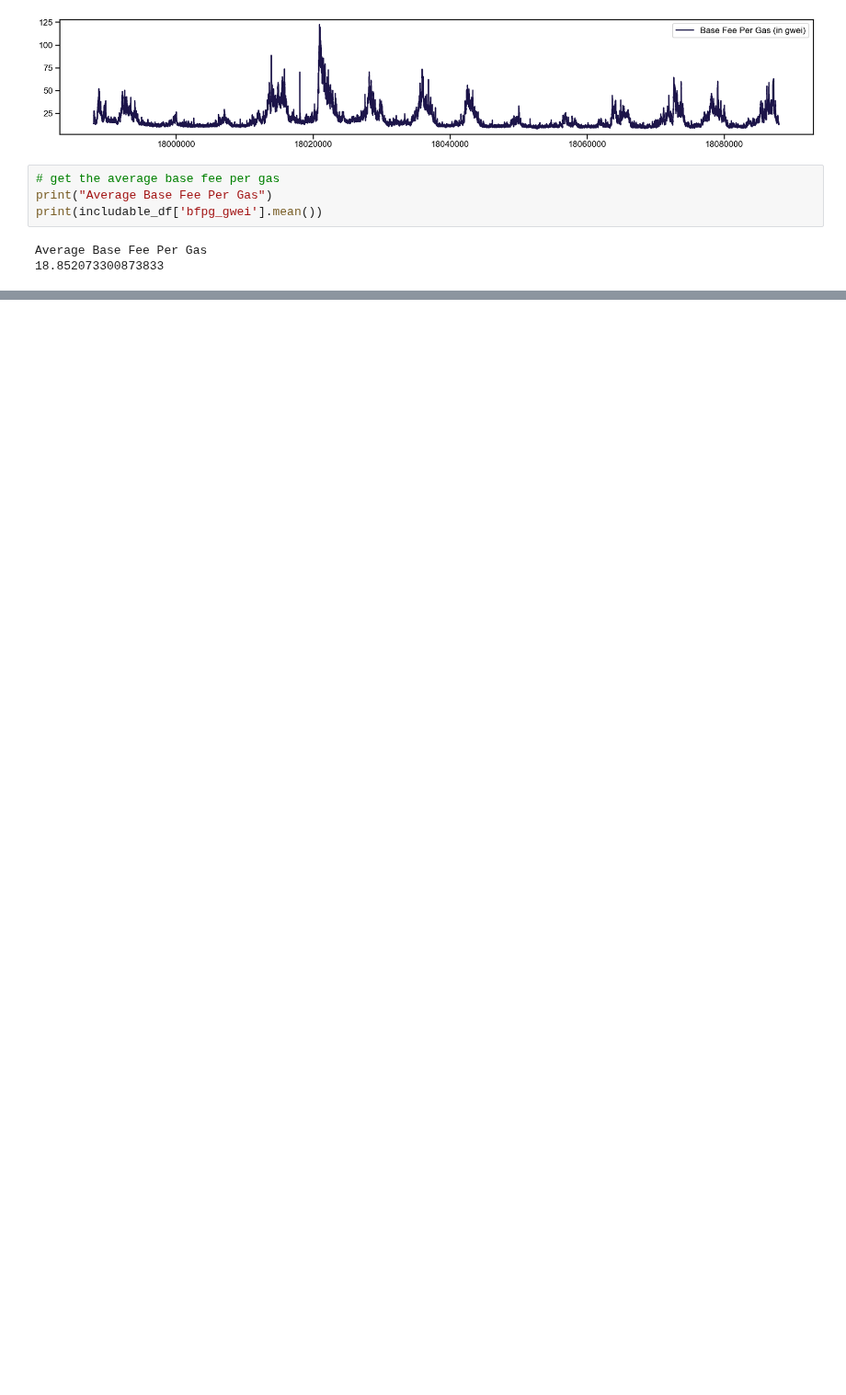
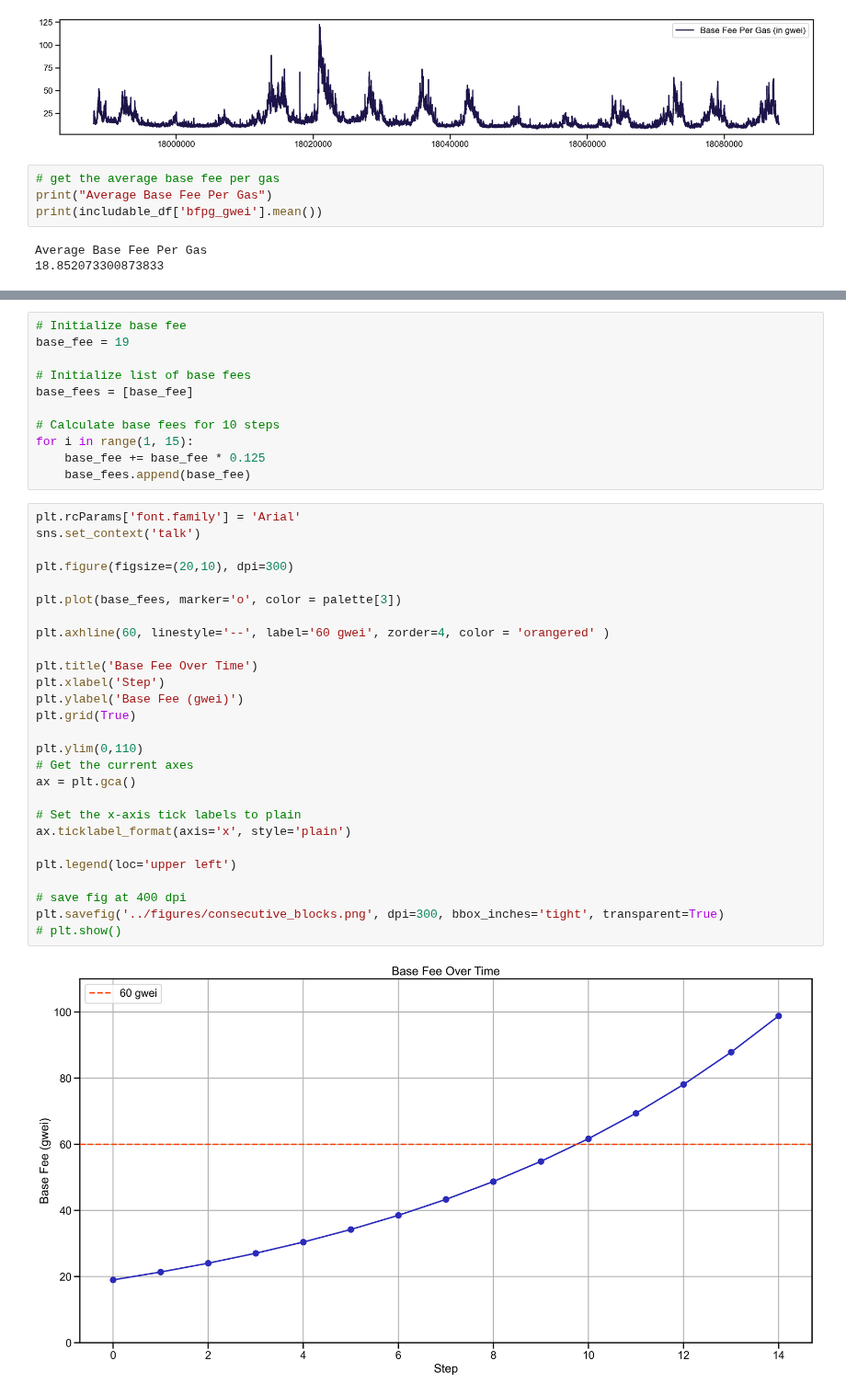
Before and after one commit to krzhang/camcos, a Jupyter notebook: CAMCOS_2023F/Data_Exploration/available_gas/includable_gas_calculation.ipynb, the cells around one changed output, grey strips where cells are left out. Shown at 92% size. Saved outputs shown, nothing was run; the diff lists cells and outputs as text; blank space fills up the shorter version.

```diff
--- a/CAMCOS_2023F/Data_Exploration/available_gas/includable_gas_calculation.ipynb
+++ b/CAMCOS_2023F/Data_Exploration/available_gas/includable_gas_calculation.ipynb
@@ -590,0 +712,40 @@ Average Base Fee Per Gas
+# %%
+# Initialize base fee
+base_fee = 19
+
+# Initialize list of base fees
+base_fees = [base_fee]
+
+# Calculate base fees for 10 steps
+for i in range(1, 15):
+    base_fee += base_fee * 0.125
+    base_fees.append(base_fee)
+# %%
+plt.rcParams['font.family'] = 'Arial'
+sns.set_context('talk')
+
+plt.figure(figsize=(20,10), dpi=300)
+
+plt.plot(base_fees, marker='o', color = palette[3])
+
+plt.axhline(60, linestyle='--', label='60 gwei', zorder=4, color = 'orangered' )
+
+plt.title('Base Fee Over Time')
+plt.xlabel('Step')
+plt.ylabel('Base Fee (gwei)')
+plt.grid(True)
+
+plt.ylim(0,110)
+# Get the current axes
+ax = plt.gca()
+
+# Set the x-axis tick labels to plain
+ax.ticklabel_format(axis='x', style='plain')
+
+plt.legend(loc='upper left')
+
+# save fig at 400 dpi
+plt.savefig('../figures/consecutive_blocks.png', dpi=300, bbox_inches='tight', transparent=True)
+# plt.show()
+# %% [output]
+[figure, added]
```
Also changed, not shown: parts of 25 cells of this notebook.
